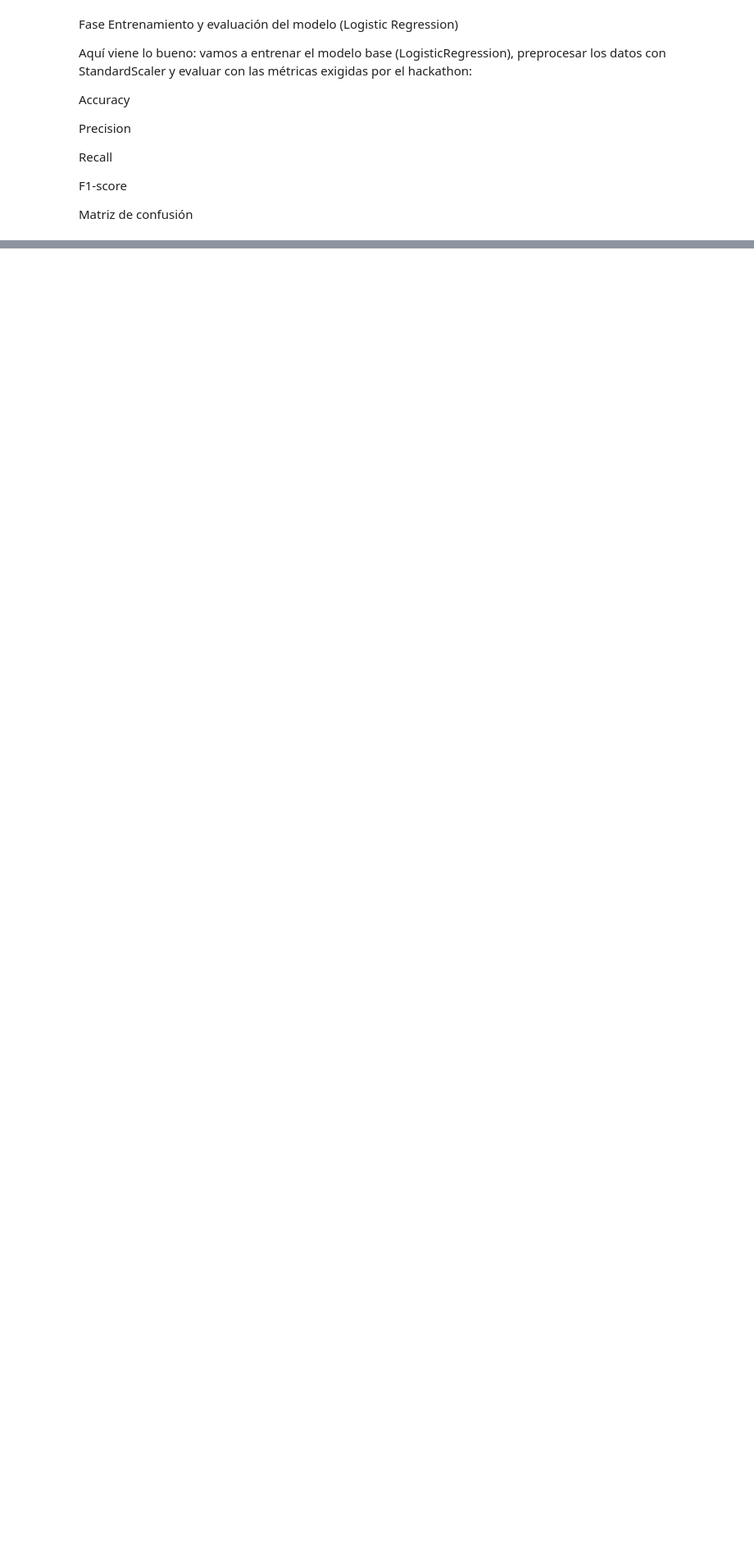
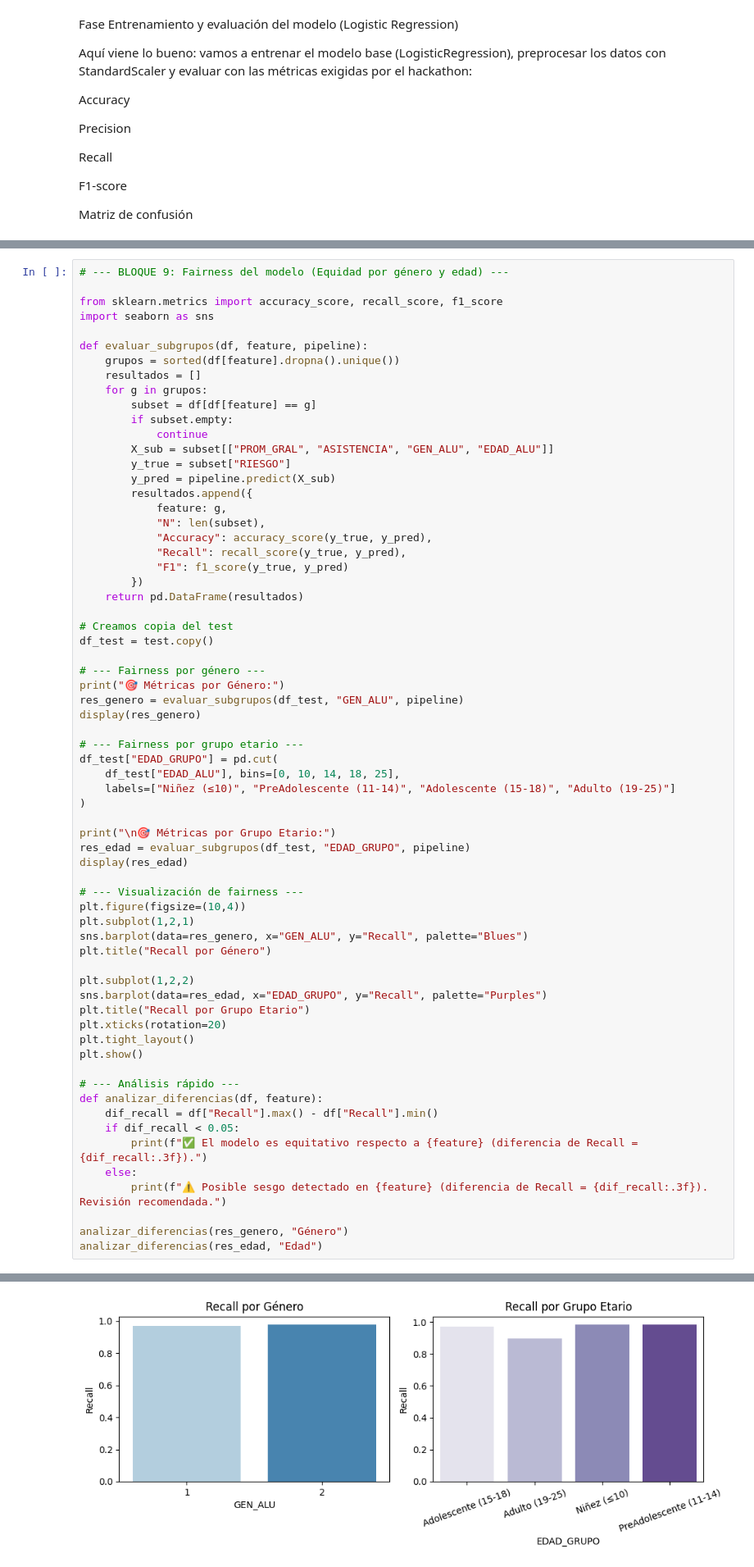
Before and after one commit to bastianp20/Hackaton-educacion-team-16, a Jupyter notebook: modelo-regresion/modelo-regresion.ipynb, the cells around one changed output, grey strips where cells are left out. Shown at 82% size. Drawn from its saved outputs; the diff is of its cells as text; blank space fills up the shorter version.

```diff
--- a/modelo-regresion/modelo-regresion.ipynb
+++ b/modelo-regresion/modelo-regresion.ipynb
@@ -253,0 +402,67 @@ F1-score : 0.946
+# %%
+# --- BLOQUE 9: Fairness del modelo (Equidad por género y edad) ---
+
+from sklearn.metrics import accuracy_score, recall_score, f1_score
+import seaborn as sns
+
+def evaluar_subgrupos(df, feature, pipeline):
+    grupos = sorted(df[feature].dropna().unique())
+    resultados = []
+    for g in grupos:
+        subset = df[df[feature] == g]
+        if subset.empty:
+            continue
+        X_sub = subset[["PROM_GRAL", "ASISTENCIA", "GEN_ALU", "EDAD_ALU"]]
+        y_true = subset["RIESGO"]
+        y_pred = pipeline.predict(X_sub)
+        resultados.append({
+            feature: g,
+            "N": len(subset),
+            "Accuracy": accuracy_score(y_true, y_pred),
+            "Recall": recall_score(y_true, y_pred),
+            "F1": f1_score(y_true, y_pred)
+        })
+    return pd.DataFrame(resultados)
+
+# Creamos copia del test
+df_test = test.copy()
+
+# --- Fairness por género ---
+print("🎯 Métricas por Género:")
+res_genero = evaluar_subgrupos(df_test, "GEN_ALU", pipeline)
+display(res_genero)
+
+# --- Fairness por grupo etario ---
+df_test["EDAD_GRUPO"] = pd.cut(
+    df_test["EDAD_ALU"], bins=[0, 10, 14, 18, 25],
+    labels=["Niñez (≤10)", "PreAdolescente (11-14)", "Adolescente (15-18)", "Adulto (19-25)"]
+)
+
+print("\n🎯 Métricas por Grupo Etario:")
+res_edad = evaluar_subgrupos(df_test, "EDAD_GRUPO", pipeline)
+display(res_edad)
+
+# --- Visualización de fairness ---
+plt.figure(figsize=(10,4))
+plt.subplot(1,2,1)
+sns.barplot(data=res_genero, x="GEN_ALU", y="Recall", palette="Blues")
+plt.title("Recall por Género")
+
+plt.subplot(1,2,2)
+sns.barplot(data=res_edad, x="EDAD_GRUPO", y="Recall", palette="Purples")
+plt.title("Recall por Grupo Etario")
+plt.xticks(rotation=20)
+plt.tight_layout()
+plt.show()
+
+# --- Análisis rápido ---
+def analizar_diferencias(df, feature):
+    dif_recall = df["Recall"].max() - df["Recall"].min()
+    if dif_recall < 0.05:
+        print(f"✅ El modelo es equitativo respecto a {feature} (diferencia de Recall = {dif_recall:.3f}).")
+    else:
+        print(f"⚠️ Posible sesgo detectado en {feature} (diferencia de Recall = {dif_recall:.3f}). Revisión recomendada.")
+
+analizar_diferencias(res_genero, "Género")
+analizar_diferencias(res_edad, "Edad")
+# %% [output]
@@ -253,0 +486 @@ F1-score : 0.946
+[figure, added]
```
Also changed, not shown: parts of 12 cells of this notebook, 27 other files.
